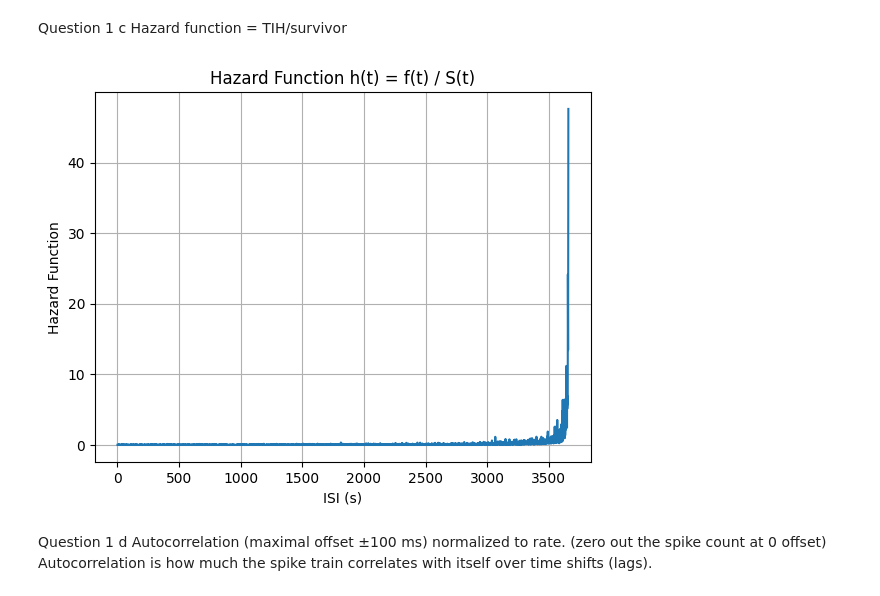
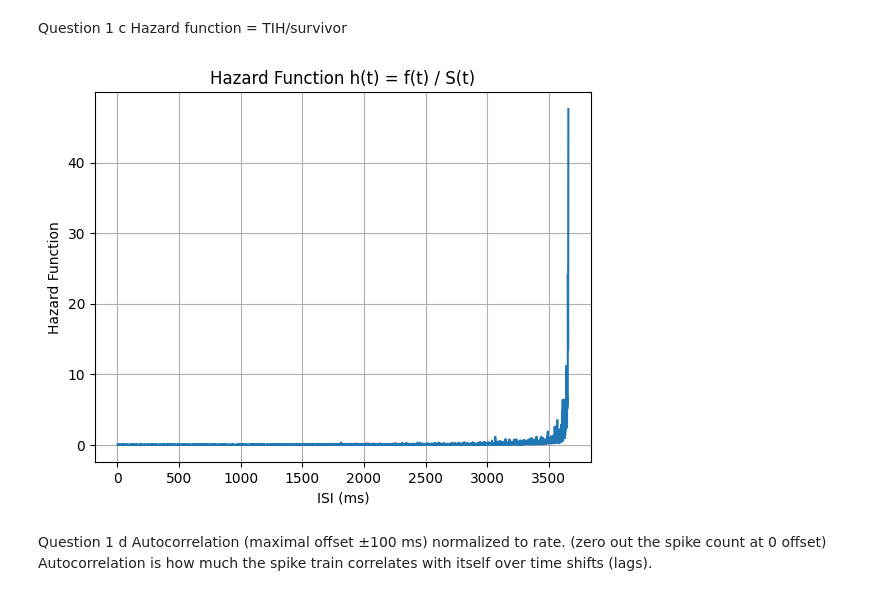
Before and after one commit to Yaelts2/SDA_HW, a Jupyter notebook: assignment3.ipynb, the cells around one changed output. Cells and saved outputs as stored; diff of their text form; code cells hidden in the pictures.

```diff
--- a/assignment3.ipynb
+++ b/assignment3.ipynb
@@ -72,14 +72,14 @@ Hazard function = TIH/survivor
 # %%
 hazard = isi / survivor
 
 plt.plot(hazard)
-plt.xlabel("ISI (s)")
+plt.xlabel("ISI (ms)")
 plt.ylabel("Hazard Function")
 plt.title("Hazard Function h(t) = f(t) / S(t)")
 plt.grid(True)
 plt.show()
 # %% [output]
-[figure, old version]
+[figure, new version]
 # %% [markdown]
 Question 1 d
 Autocorrelation (maximal offset ±100 ms) normalized to rate. (zero out the spike count at 0 offset)
```
Also changed, not shown: 3 other files.
